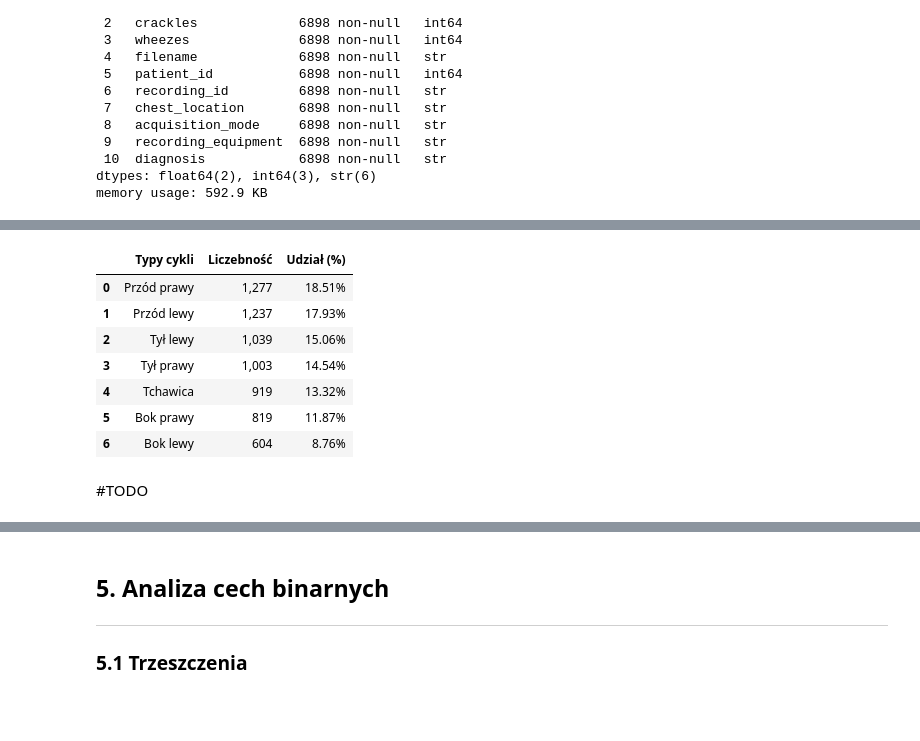
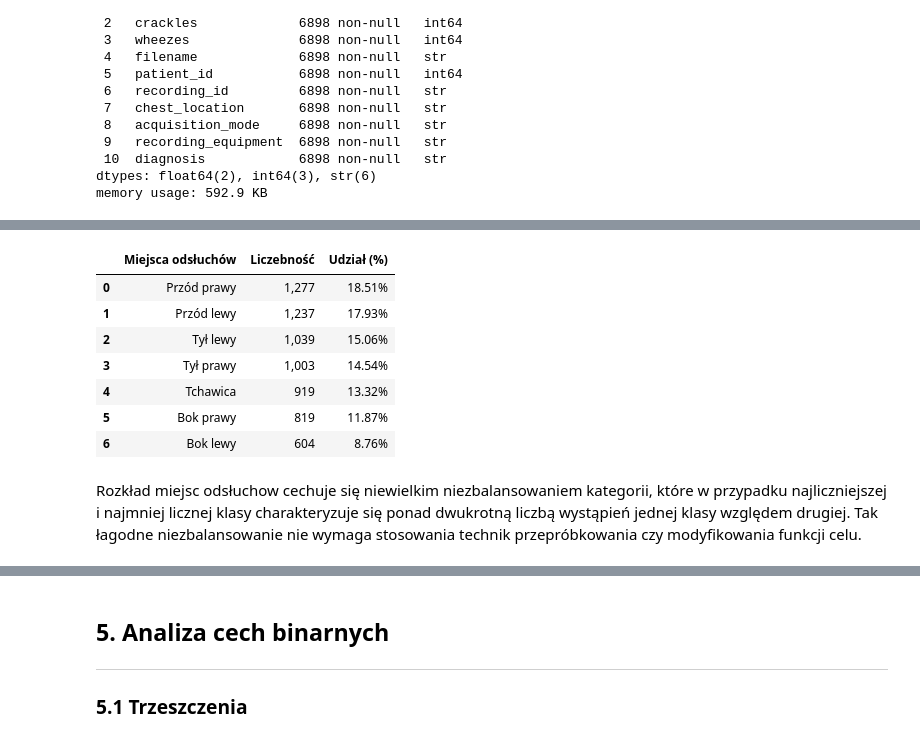
Before and after one commit to gwiazdan/respiratory-sound-analysis, a Jupyter notebook: notebooks/01_eda_icbhi.ipynb, the cells around one changed output, grey strips where cells are left out. Drawn from its saved outputs; the diff is of its cells as text; code cells hidden in the pictures; blank space fills up the shorter version.

```diff
--- a/notebooks/01_eda_icbhi.ipynb
+++ b/notebooks/01_eda_icbhi.ipynb
@@ -263,8 +265,8 @@ plt.show()
 # %%
 percentages = (counts / len(df)) * 100
-pd.DataFrame({'Typy cykli': [labels_map[label] for label in counts.index], 'Liczebność': [f"{val:,.0f}" for val in counts], 'Udział (%)': [f"{val:.2f}%" for val in percentages]})
+pd.DataFrame({'Miejsca odsłuchów': [labels_map[label] for label in counts.index], 'Liczebność': [f"{val:,.0f}" for val in counts], 'Udział (%)': [f"{val:.2f}%" for val in percentages]})
 # %% [output]
-|  | Typy cykli | Liczebność | Udział (%) |
+|  | Miejsca odsłuchów | Liczebność | Udział (%) |
 | 0 | Przód prawy | 1,277 | 18.51% |
 | 1 | Przód lewy | 1,237 | 17.93% |
 | 2 | Tył lewy | 1,039 | 15.06% |
@@ -272,8 +274,8 @@ pd.DataFrame({'Typy cykli': [labels_map[label] for label in counts.index], 'Licz
 | 4 | Tchawica | 919 | 13.32% |
 | 5 | Bok prawy | 819 | 11.87% |
 | 6 | Bok lewy | 604 | 8.76% |
-# %% [markdown]
-#TODO
+# %% [markdown]
+Rozkład miejsc odsłuchow cechuje się niewielkim niezbalansowaniem kategorii, które w przypadku najliczniejszej i najmniej licznej klasy charakteryzuje się ponad dwukrotną liczbą wystąpień jednej klasy względem drugiej. Tak łagodne niezbalansowanie nie wymaga stosowania technik przepróbkowania czy modyfikowania funkcji celu.
 # %%
 fig, (ax1, ax2) = plt.subplots(1, 2, figsize=(12, 5), dpi=125, constrained_layout=True)
 
```
Also changed, not shown: parts of 14 cells of this notebook, 1 other file.
